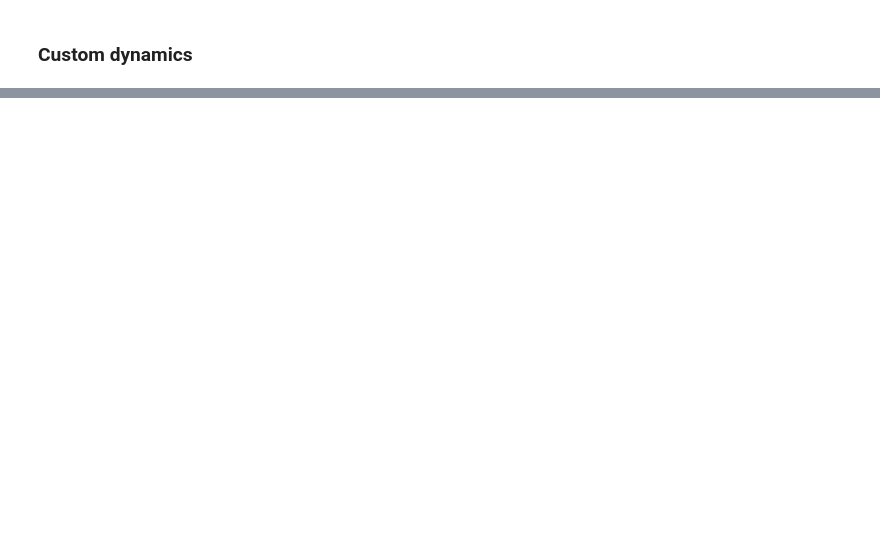
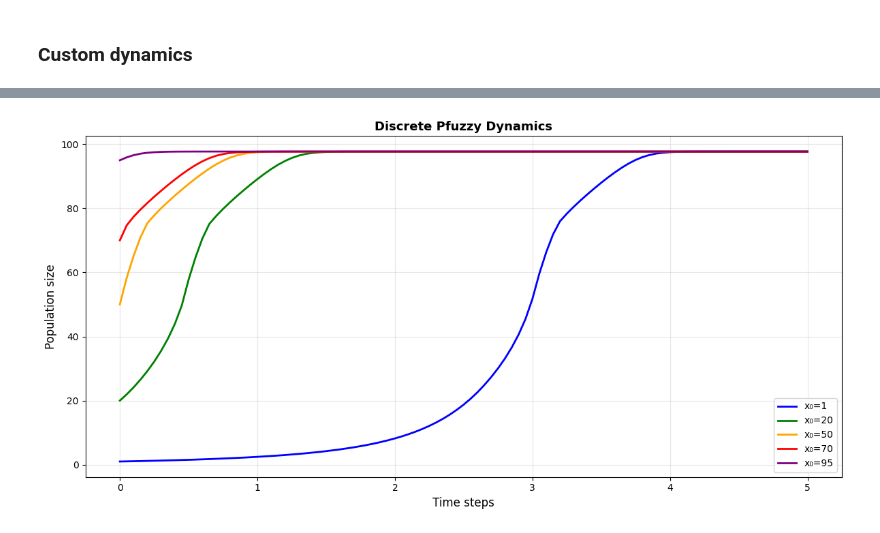
Before and after one commit to 1moi6/pyfuzzy-toolbox, a Jupyter notebook: notebooks_colab/04_dynamics/pfuzzy_population.ipynb, the cells around one changed output, grey strips where cells are left out. Saved outputs shown, nothing was run; the diff lists cells and outputs as text; code cells hidden in the pictures; blank space fills up the shorter version.

```diff
--- a/notebooks_colab/04_dynamics/pfuzzy_population.ipynb
+++ b/notebooks_colab/04_dynamics/pfuzzy_population.ipynb
@@ -125,7 +134,7 @@ def my_dynamics_continuous(state, output_fis):
     """
     x = state[0]
     dx =  output_fis[0]
-    return [0.05*x*dx]
+    return [x*dx]
 # %%
 # Simulate with custom dynamics function in 'custom' mode
 # This allows more complex interaction between state and fuzzy output
@@ -150,0 +162,22 @@ plt.show()
+# %%
+pfuzzy = PFuzzyContinuous(fis=fis, dynamic_function=my_dynamics_continuous,mode='custom')
+
+# Diferentes condições iniciais
+initial_conditions = [1, 20, 50, 70, 95]
+colors = ['blue', 'green', 'orange', 'red', 'purple']
+
+fig, ax = plt.subplots(figsize=(12, 6))
+
+for x0, color in zip(initial_conditions, colors):
+    t,traj = pfuzzy.simulate(x0={'population_size': x0},t_span=(0,5))
+    ax.plot(t, traj[:, 0], color=color, linewidth=2, label=f'x₀={x0}')
+
+ax.set_xlabel('Time steps', fontsize=12)
+ax.set_ylabel('Population size', fontsize=12)
+ax.set_title('Discrete Pfuzzy Dynamics', fontsize=13, fontweight='bold')
+ax.legend()
+ax.grid(True, alpha=0.3)
+plt.tight_layout()
+plt.show()
+# %% [output]
+[figure, added]
```
Also changed, not shown: parts of 4 cells of this notebook, 12 other files.
